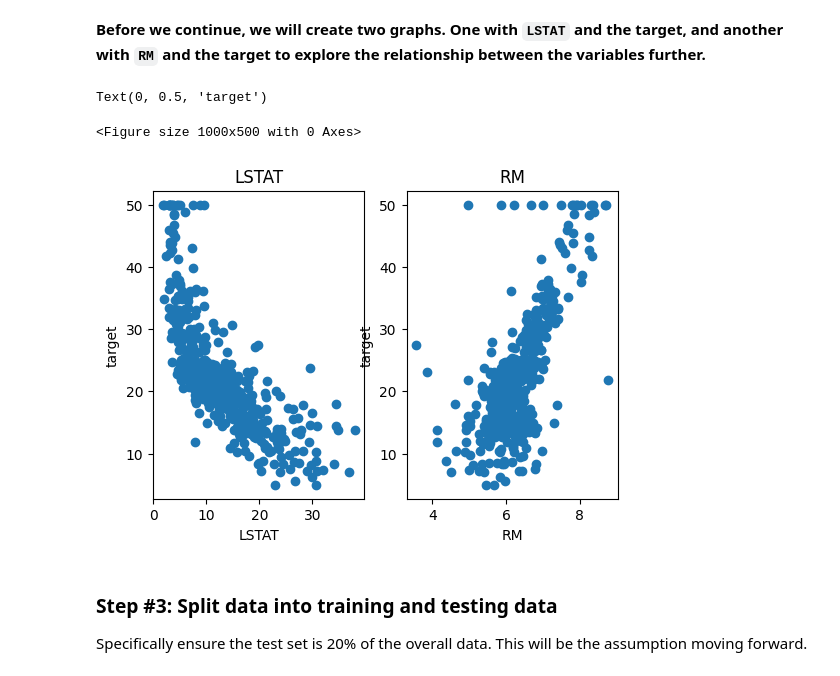
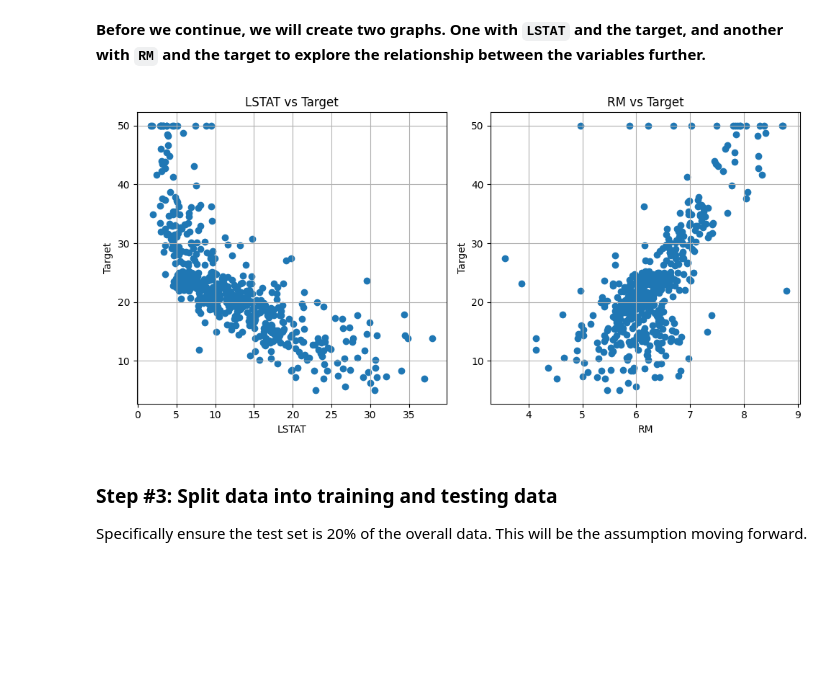
Before and after one commit to asheta66/Data-Mining-2, a Jupyter notebook: Linear Regression Boston Housing.ipynb, the cells around one changed output. Saved outputs shown, nothing was run; the diff lists cells and outputs as text; code cells hidden in the pictures; blank space fills up the shorter version.

```diff
--- a/Linear Regression Boston Housing.ipynb
+++ b/Linear Regression Boston Housing.ipynb
@@ -111,33 +111,30 @@ df[["LSTAT", "RM", "TARGET"]]
 
 **Before we continue, we will create two graphs. One with `LSTAT` and the target, and another with `RM` and the target to explore the relationship between the variables further.**
 # %%
+# Set the figure size
 plt.figure(figsize=(10, 5))
 
-features = df[['LSTAT', 'RM']]
-target = df['TARGET']
+# First subplot for LSTAT
+plt.subplot(1, 2, 1)
+plt.scatter(df["LSTAT"], target, marker='o')
+plt.title("LSTAT vs Target")
+plt.xlabel("LSTAT")
+plt.ylabel("Target")
+plt.grid(True)
 
-# Set the figure size
-plt.figure(figsize=(6, 4))
+# Second subplot for RM
+plt.subplot(1, 2, 2)
+plt.scatter(df["RM"], target, marker='o')
+plt.title("RM vs Target")
+plt.xlabel("RM")
+plt.ylabel("Target")
+plt.grid(True)
 
-plt.subplot(1, 2, 1)
-x = df["LSTAT"]
-y = target
-plt.scatter(x, y, marker='o')
-plt.title("LSTAT")
-plt.xlabel("LSTAT")
-plt.ylabel('target')
-
-plt.subplot(1, 2, 2)
-x = df["RM"]
-y = target
-plt.scatter(x, y, marker='o')
-plt.title("RM")
-plt.xlabel("RM")
-plt.ylabel('target')
+# Show both plots
+plt.tight_layout()  # Adjusts spacing to prevent overlap
+plt.show()
 # %% [output]
-Text(0, 0.5, 'target')
-<Figure size 1000x500 with 0 Axes>
-[figure, old version]
+[figure, new version]
 # %% [markdown]
 ### **Step #3: Split data into training and testing data**
 
```
Also changed, not shown: parts of 1 cell of this notebook.
